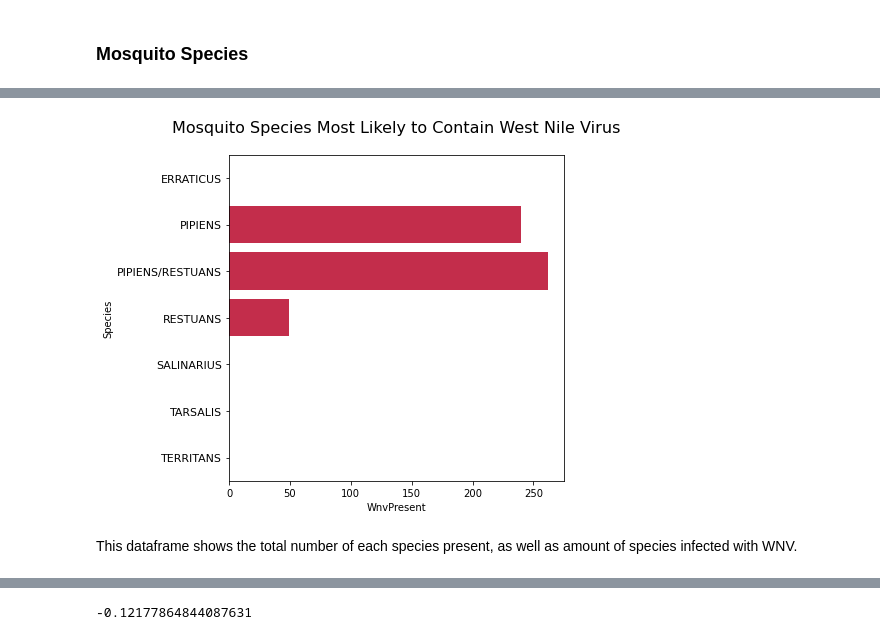
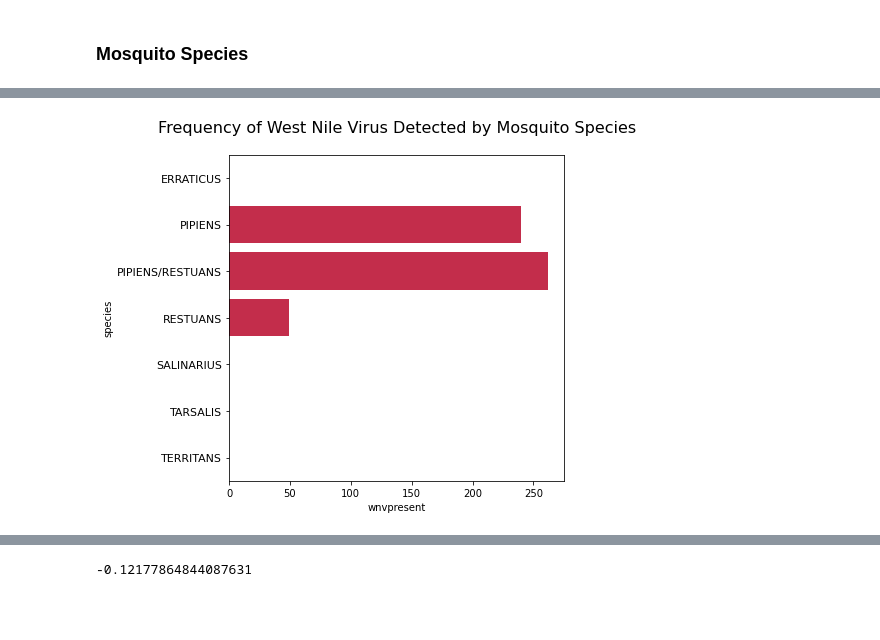
Before and after one commit to siowcm/project_4_west_nile_virus, a Jupyter notebook: code/EDA_feature_engineering.ipynb, the cells around one changed output, grey strips where cells are left out. Cells and saved outputs as stored; diff of their text form; code cells hidden in the pictures; blank space fills up the shorter version.

Commit message:
merged_train.csv

```diff
--- a/code/EDA_feature_engineering.ipynb
+++ b/code/EDA_feature_engineering.ipynb
@@ -53,11 +63,10 @@ Plotting a bar chart of frequency of WNV found per mosquito species.
 # %%
-mosquitoes = train_cleaned[["Species", "NumMosquitos", "WnvPresent"]].groupby(by = "Species").sum().reset_index()
+# Plotting a bar chart of frequency of WNV found per mosquito species.
+mosquitoes = train_cleaned[["species", "nummosquitos", "wnvpresent"]].groupby(by = "species").sum().reset_index()
 plt.figure(figsize = (6,6))
-sns.barplot(mosquitoes["WnvPresent"], mosquitoes["Species"], color = "crimson")
-plt.title("Mosquito Species Most Likely to Contain West Nile Virus", fontsize = 16, y = 1.05)
+sns.barplot(mosquitoes["wnvpresent"], mosquitoes["species"], color = "crimson")
+plt.title("Frequency of West Nile Virus Detected by Mosquito Species", fontsize = 16, y = 1.05)
 plt.yticks(fontsize = 11)
 plt.show()
 # %% [output]
-[figure, old version]
+[figure, new version]
-# %% [markdown]
-This dataframe shows the total number of each species present, as well as amount of species infected with WNV.
```
Also changed, not shown: parts of 37 cells of this notebook, 1 other file.
